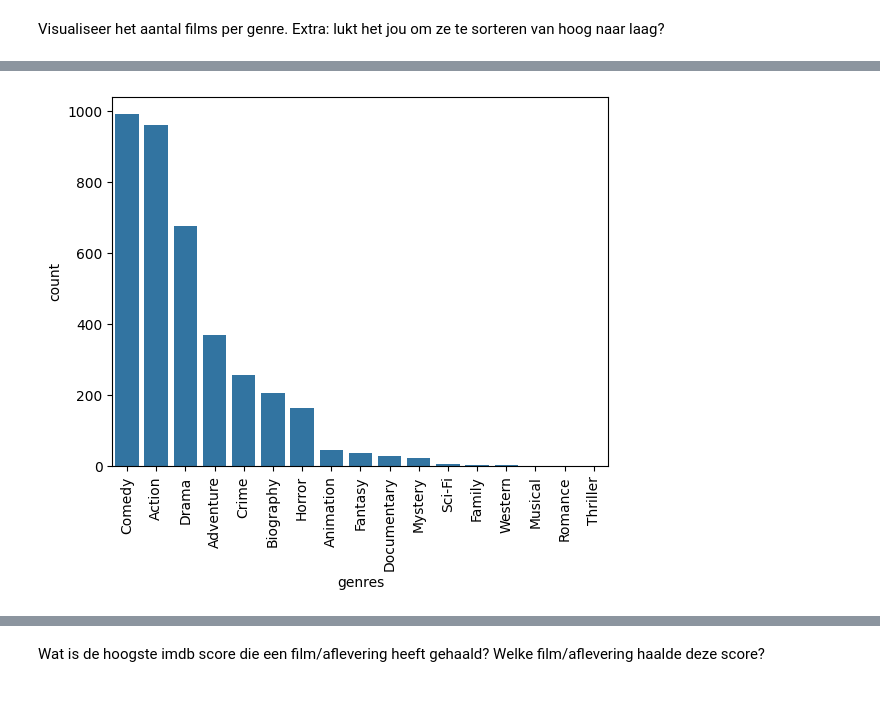
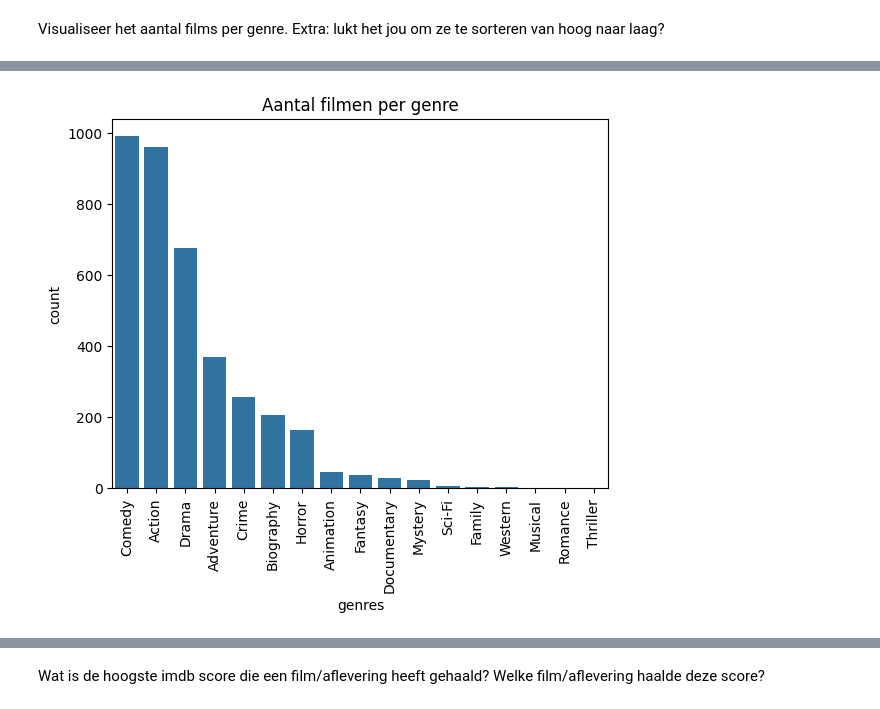
Before and after one commit to pascal-maker/Python, a Jupyter notebook: Labo_07_python_voor_data_science_Opdracht.ipynb, the cells around one changed output, grey strips where cells are left out. Drawn from its saved outputs; the diff is of its cells as text; code cells hidden in the pictures.

```diff
--- a/Labo_07_python_voor_data_science_Opdracht.ipynb
+++ b/Labo_07_python_voor_data_science_Opdracht.ipynb
@@ -205,7 +170,7 @@ plt.show()
 # %%
-genre_counts = dataset['genres'].value_counts().sort_values(ascending=False)
-sns.countplot(x='genres',data=dataset , order=genre_counts.index )
+sns.countplot(x='genres',data = dataset, order = dataset['genres'].value_counts().index)
 plt.xticks(rotation=90)
+plt.title('Aantal filmen per genre')
 plt.show()
 # %% [output]
-[figure, old version]
+[figure, new version]
```
Also changed, not shown: parts of 61 cells of this notebook.
